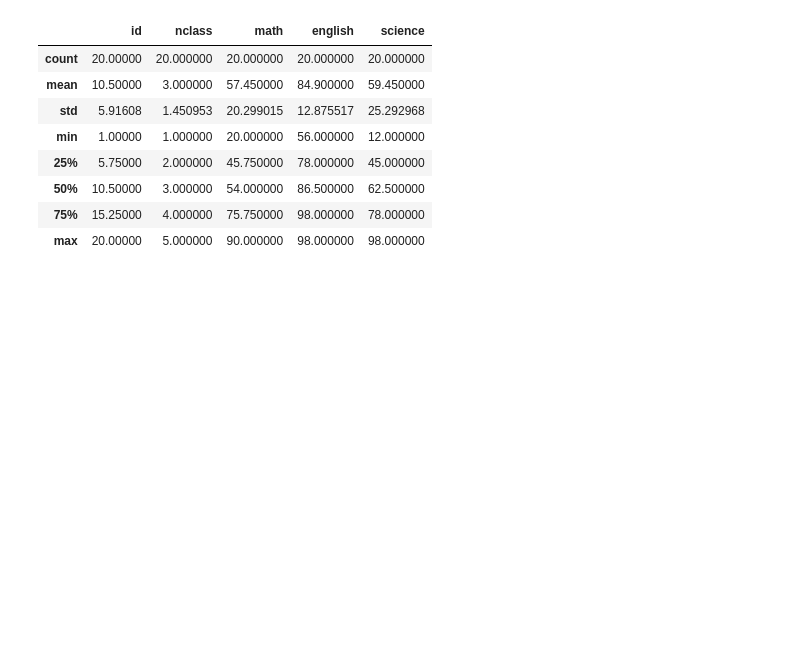
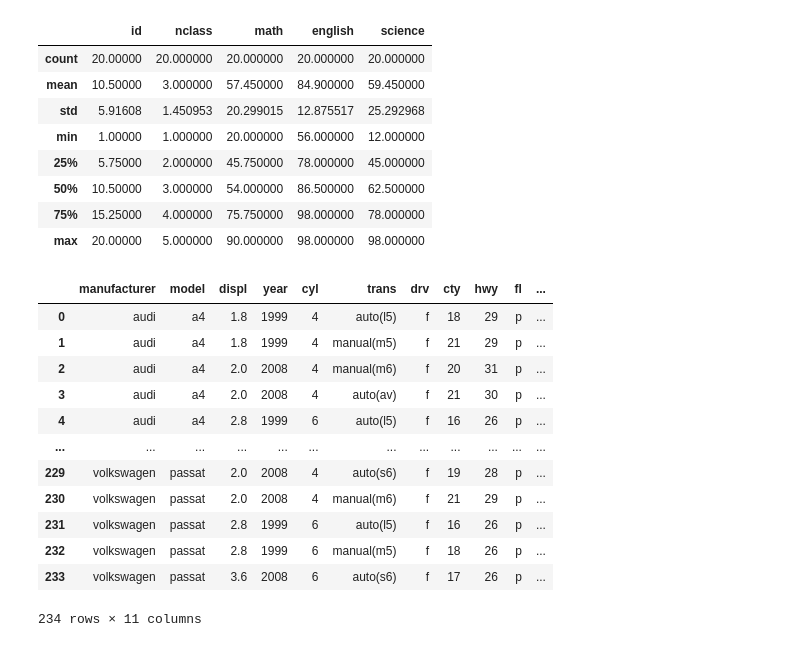
Before and after one commit to asdsadawww/-, a Jupyter notebook: Colab_파이썬.ipynb, the cells around one changed output. Saved outputs shown, nothing was run; the diff lists cells and outputs as text; code cells hidden in the pictures; blank space fills up the shorter version.

Commit message:
Colab을 통해 생성됨

```diff
--- a/Colab_파이썬.ipynb
+++ b/Colab_파이썬.ipynb
@@ -178,3 +178,20 @@ exam.describe()
 | 50% | 10.50000 | 3.000000 | 54.000000 | 86.500000 | 62.500000 |
 | 75% | 15.25000 | 4.000000 | 75.750000 | 98.000000 | 78.000000 |
 | max | 20.00000 | 5.000000 | 90.000000 | 98.000000 | 98.000000 |
+# %%
+mpg=pd.read_csv('/content/drive/MyDrive/Colab Notebooks/mpg.csv')
+mpg
+# %% [output]
+|  | manufacturer | model | displ | year | cyl | trans | drv | cty | hwy | fl | ... |
+| 0 | audi | a4 | 1.8 | 1999 | 4 | auto(l5) | f | 18 | 29 | p | ... |
+| 1 | audi | a4 | 1.8 | 1999 | 4 | manual(m5) | f | 21 | 29 | p | ... |
+| 2 | audi | a4 | 2.0 | 2008 | 4 | manual(m6) | f | 20 | 31 | p | ... |
+| 3 | audi | a4 | 2.0 | 2008 | 4 | auto(av) | f | 21 | 30 | p | ... |
+| 4 | audi | a4 | 2.8 | 1999 | 6 | auto(l5) | f | 16 | 26 | p | ... |
+| ... | ... | ... | ... | ... | ... | ... | ... | ... | ... | ... | ... |
+| 229 | volkswagen | passat | 2.0 | 2008 | 4 | auto(s6) | f | 19 | 28 | p | ... |
+| 230 | volkswagen | passat | 2.0 | 2008 | 4 | manual(m6) | f | 21 | 29 | p | ... |
+| 231 | volkswagen | passat | 2.8 | 1999 | 6 | auto(l5) | f | 16 | 26 | p | ... |
+| 232 | volkswagen | passat | 2.8 | 1999 | 6 | manual(m5) | f | 18 | 26 | p | ... |
+| 233 | volkswagen | passat | 3.6 | 2008 | 6 | auto(s6) | f | 17 | 26 | p | ... |
+234 rows × 11 columns
```
Also changed, not shown: parts of 13 cells of this notebook.
